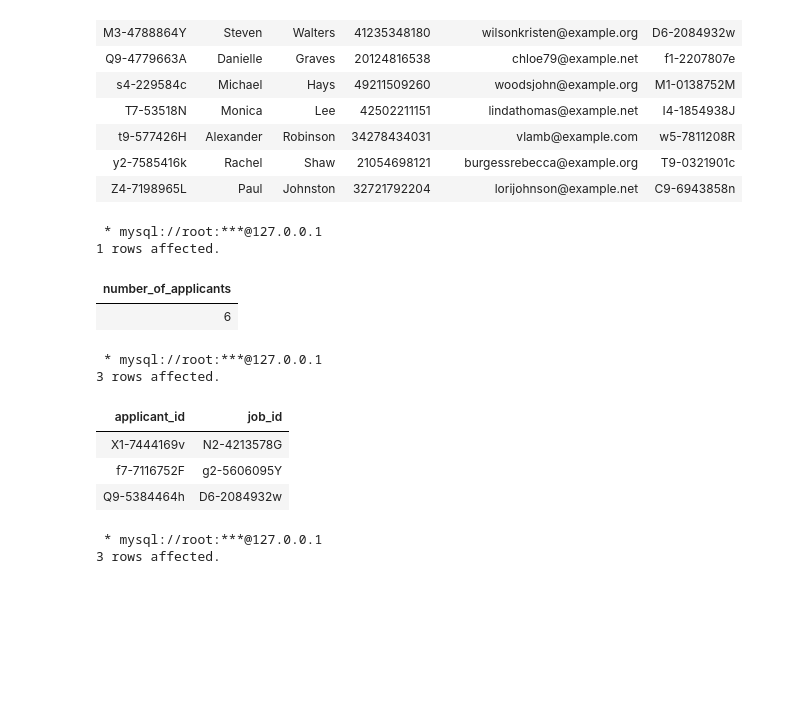
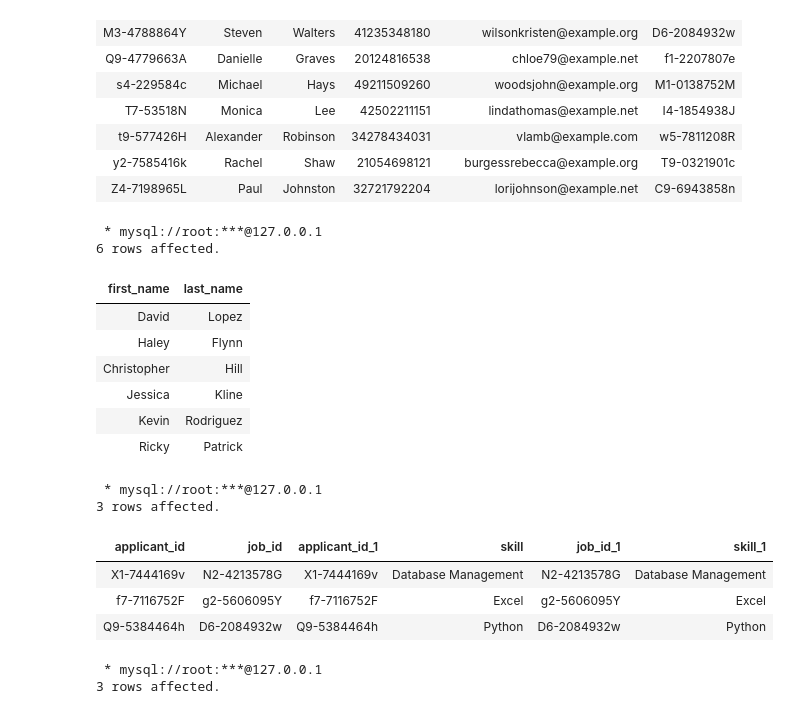
Before and after one commit to JasmineMadi/datajoint-tutorials, a Jupyter notebook: db-course/PythonFinalPro.ipynb, the cells around one changed output. Saved outputs shown, nothing was run; the diff lists cells and outputs as text; code cells hidden in the pictures; blank space fills up the shorter version.

```diff
--- a/db-course/PythonFinalPro.ipynb
+++ b/db-course/PythonFinalPro.ipynb
@@ -170,7 +170,11 @@ Faker.seed(0)
 
 for index in range(1, 22):
     job_list = ["Data Engineer", "Data Scientist II", "Data Administrator", "Data Scientist","Data Analyst","Database Admin"]
-    description_list =["designing, building, and maintaining the infrastructure that supports data storage, processing, and retrieval.","identifies trends, patterns, and anomalies found in big data sets by performing extensive data analysis to develop insights.","create or organize systems to store different data types, such as financial information and customer shipping records." ,"collects large amounts of data using analytical, statistical, and programmable skills.,gather and scrutinise data using specialist tools to generate information that helps others make decisions." ,"ensure that the overall system run efficiently and securely"]
+    description_list =["designing, building, and maintaining the infrastructure that supports data storage, processing, and retrieval."
+                       ,"identifies trends, patterns, and anomalies found in big data sets by performing extensive data analysis to develop insights."
+                       ,"create or organize systems to store different data types, such as financial information and customer shipping records."
+                       ,"collects large amounts of data using analytical, statistical, and programmable skills.,gather and scrutinise data using specialist tools to generate information that helps others make decisions."
+                       ,"ensure that the overall system run efficiently and securely"]
 
     Job.insert1(dict(
     random.choice(keys),
@@ -484,18 +484,23 @@ HAVING COUNT(DISTINCT job_id) >= 2
 | Z4-7198965L | Paul | Johnston | 32721792204 | lorijohnson@example.net | C9-6943858n |
 # %%
 %%sql
-SELECT count(ap.applicant_id) as number_of_applicants
-FROM applicant ap
-JOIN offer o ON ap.applicant_id = o.applicant_id
-WHERE o.applicant_id NOT IN (SELECT applicant_id FROM acceptance)
+SELECT first_name,last_name
+FROM applicant  NATURAL JOIN offer
+WHERE applicant_id NOT IN (SELECT applicant_id FROM acceptance)
+GROUP BY applicant_id
 # %% [output]
  * mysql://root:***@127.0.0.1
-1 rows affected.
+6 rows affected.
-| number_of_applicants |
-| 6 |
+| first_name | last_name |
+| David | Lopez |
+| Haley | Flynn |
+| Christopher | Hill |
+| Jessica | Kline |
+| Kevin | Rodriguez |
+| Ricky | Patrick |
 # %%
 %%sql
-SELECT app.* FROM application app
+SELECT * FROM application app
 JOIN applicant__skill app_skill ON app.applicant_id = app_skill.applicant_id
 JOIN job__skill j_skill ON app.job_id = j_skill.job_id AND app_skill.skill = j_skill.skill
 GROUP BY app.applicant_id, app.job_id
@@ -503,10 +508,10 @@ HAVING COUNT(j_skill.skill) = (SELECT COUNT(skill) FROM job__skill WHERE job_id
 # %% [output]
  * mysql://root:***@127.0.0.1
 3 rows affected.
-| applicant_id | job_id |
-| X1-7444169v | N2-4213578G |
-| f7-7116752F | g2-5606095Y |
-| Q9-5384464h | D6-2084932w |
+| applicant_id | job_id | applicant_id_1 | skill | job_id_1 | skill_1 |
+| X1-7444169v | N2-4213578G | X1-7444169v | Database Management | N2-4213578G | Database Management |
+| f7-7116752F | g2-5606095Y | f7-7116752F | Excel | g2-5606095Y | Excel |
+| Q9-5384464h | D6-2084932w | Q9-5384464h | Python | D6-2084932w | Python |
 # %%
 %%sql
 SELECT job_id, COUNT(*) AS application_count
```
Also changed, not shown: parts of 10 cells of this notebook, 1 other file.
